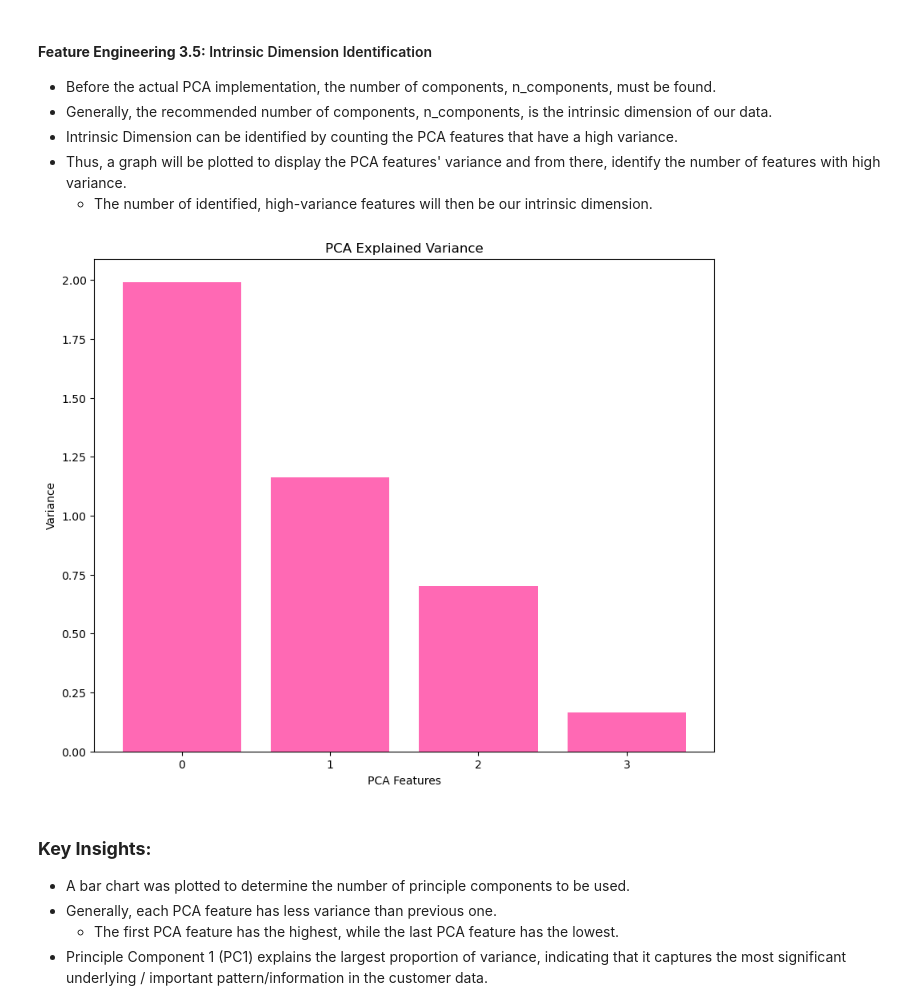
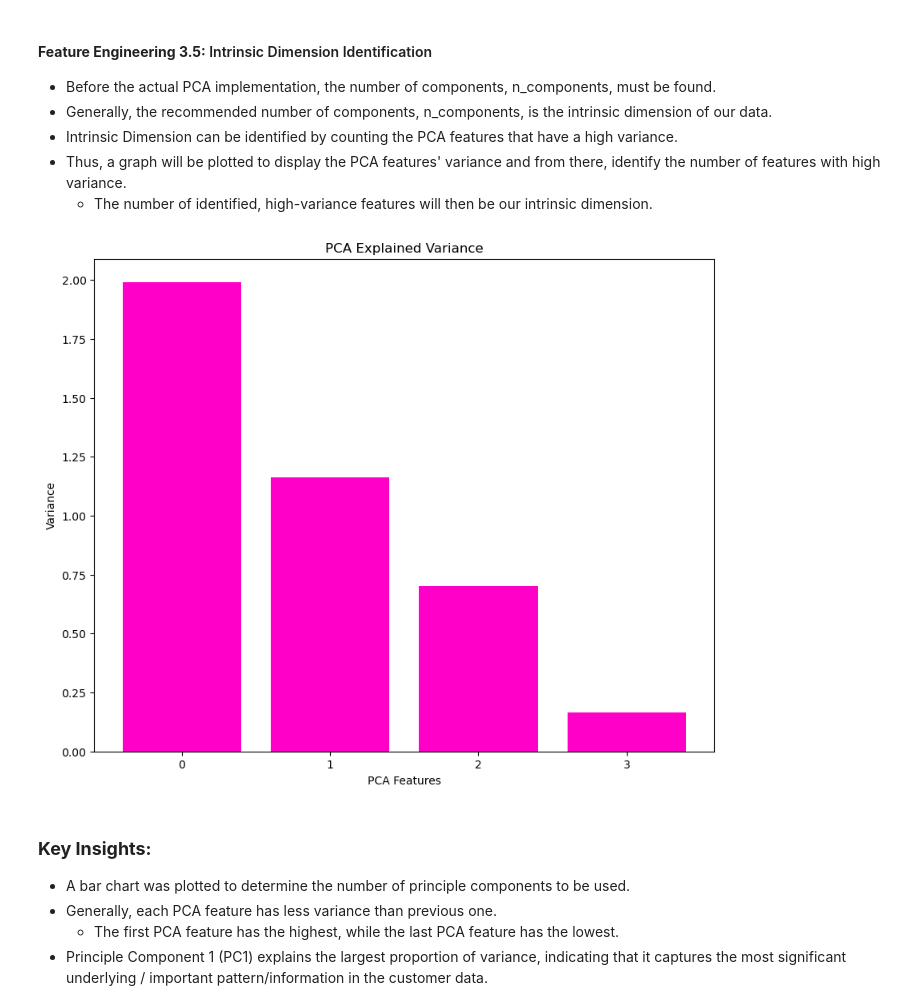
Before and after one commit to Cayden08/AIML, a Jupyter notebook: CA2/p2510893_CA2_PartA_Cayden.ipynb, the cells around one changed output. Cells and saved outputs as stored; diff of their text form; code cells hidden in the pictures.

```diff
--- a/CA2/p2510893_CA2_PartA_Cayden.ipynb
+++ b/CA2/p2510893_CA2_PartA_Cayden.ipynb
@@ -512,17 +514,17 @@ scaled_customer_df
 # %%
 pca = PCA()
 pca.fit(scaled_customer_df)
 
 plt.figure(figsize=(10, 8))
 features = range(pca.n_components_)
-plt.bar(features, pca.explained_variance_, color='hotpink')
+plt.bar(features, pca.explained_variance_, color="#FF00C8")
 plt.xticks(features)
 plt.ylabel('Variance')
 plt.xlabel('PCA Features')
 plt.title('PCA Explained Variance')
 plt.show()
 # %% [output]
-[figure, old version]
+[figure, new version]
 # %% [markdown]
 ### **Key Insights:**
 - A bar chart was plotted to determine the number of principle components to be used.
```
Also changed, not shown: parts of 4 cells of this notebook.
